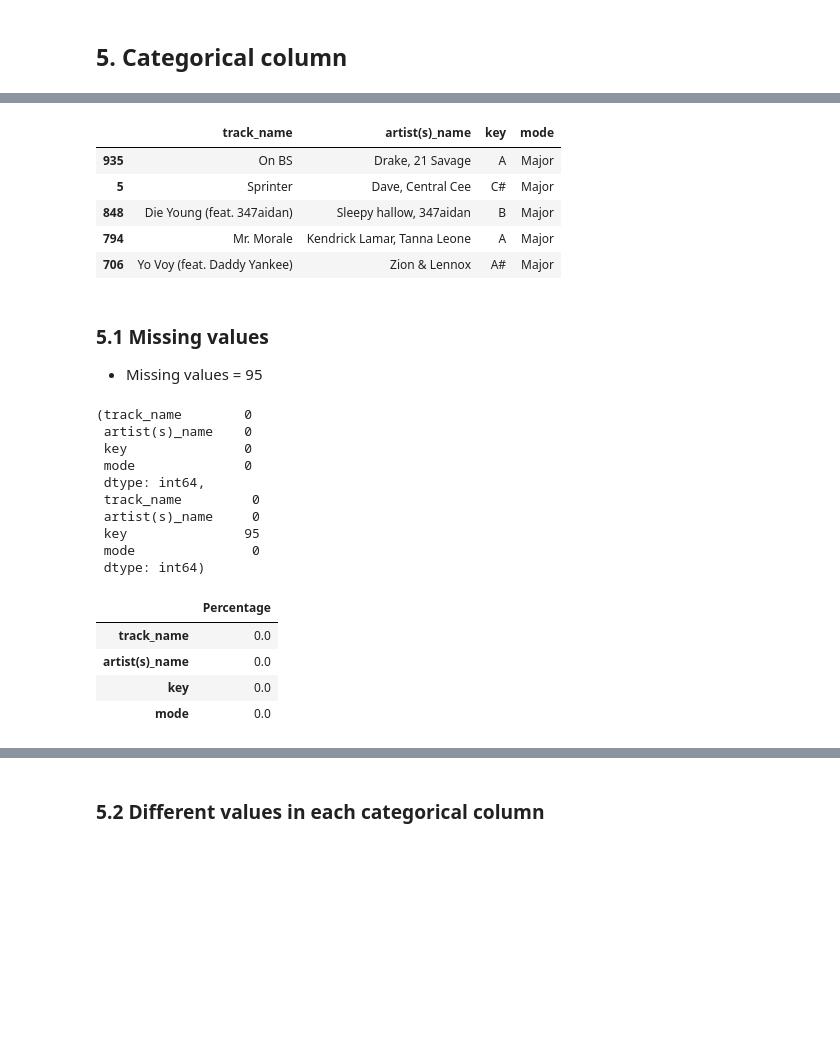
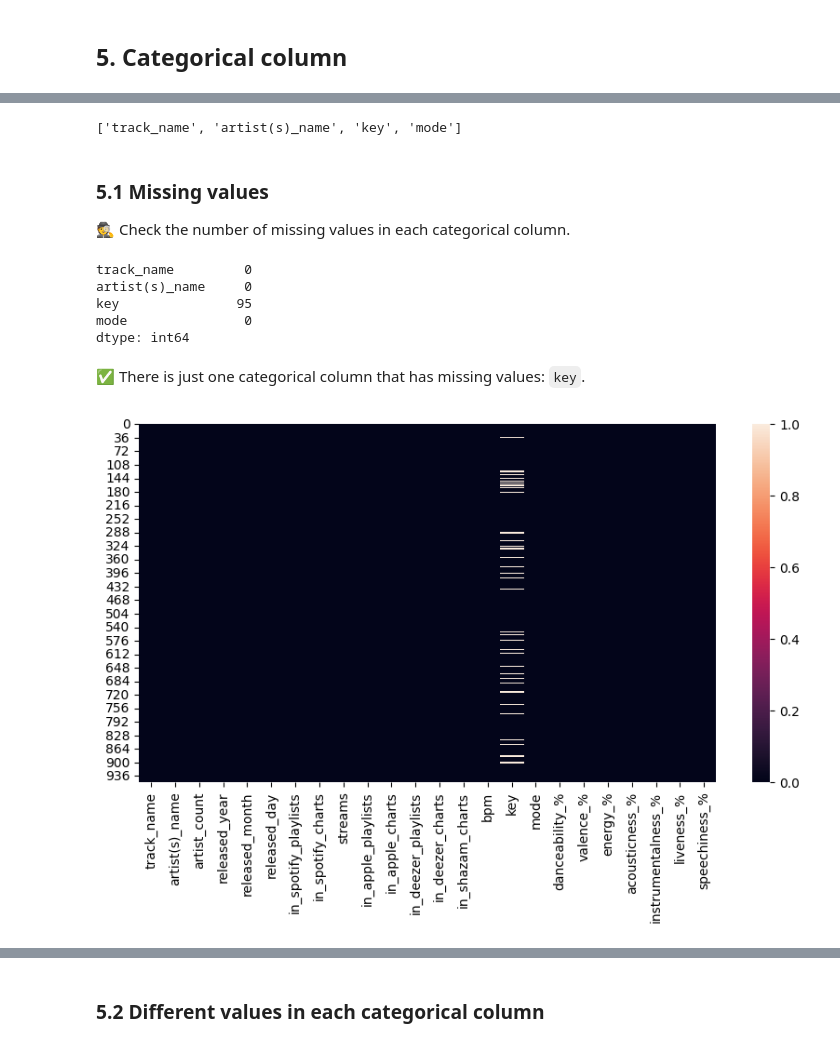
Before and after one commit to khanhnhan1512/Final-Project-DS-Programming, a Jupyter notebook: 02-Data_Exploration_and_Preprocessing.ipynb, the cells around one changed output, grey strips where cells are left out. Drawn from its saved outputs; the diff is of its cells as text; code cells hidden in the pictures; blank space fills up the shorter version.

```diff
--- a/02-Data_Exploration_and_Preprocessing.ipynb
+++ b/02-Data_Exploration_and_Preprocessing.ipynb
@@ -233,38 +369,26 @@ numerical_cols.describe()
 # %%
-categorical_cols = df[df.columns[df.dtypes == 'object']]
-categorical_cols.sample(5)
+categorical_cols_df = df[df.columns[df.dtypes == 'object']]
+categorical_cols = list(categorical_cols_df.columns)
+categorical_cols
 # %% [output]
-|  | track_name | artist(s)_name | key | mode |
-| 935 | On BS | Drake, 21 Savage | A | Major |
-| 5 | Sprinter | Dave, Central Cee | C# | Major |
-| 848 | Die Young (feat. 347aidan) | Sleepy hallow, 347aidan | B | Major |
-| 794 | Mr. Morale | Kendrick Lamar, Tanna Leone | A | Major |
-| 706 | Yo Voy (feat. Daddy Yankee) | Zion & Lennox | A# | Major |
+['track_name', 'artist(s)_name', 'key', 'mode']
 # %% [markdown]
 ### 5.1 Missing values
-- Missing values = 95
+🕵️ Check the number of missing values in each categorical column.
 # %%
-(categorical_cols == 'nan').sum(), categorical_cols.isna().sum()
+df[categorical_cols].isna().sum()
 # %% [output]
-(track_name        0
- artist(s)_name    0
- key               0
- mode              0
- dtype: int64,
- track_name         0
- artist(s)_name     0
- key               95
- mode               0
- dtype: int64)
+track_name         0
+artist(s)_name     0
+key               95
+mode               0
+dtype: int64
-# %%
-miss_categorical_cols = {}
-for col in categorical_cols.columns:
-  miss_categorical_cols[col] = (df[col] == "nan").sum() / len(df)
-
-pd.DataFrame(miss_categorical_cols, index=['Percentage']).transpose()
-# %% [output]
-|  | Percentage |
-| track_name | 0.0 |
-| artist(s)_name | 0.0 |
-| key | 0.0 |
-| mode | 0.0 |
+# %% [markdown]
+✅ There is just one categorical column that has missing values: `key`.
+# %%
+# Heatmap showing missing values in the `key` column
+fig, ax = plt.subplots(figsize=(10, 5))
+sns.heatmap(df.isnull(), ax=ax)
+plt.show()
+# %% [output]
+[figure, added]
```
Also changed, not shown: parts of 60 cells of this notebook, 2 other files.
